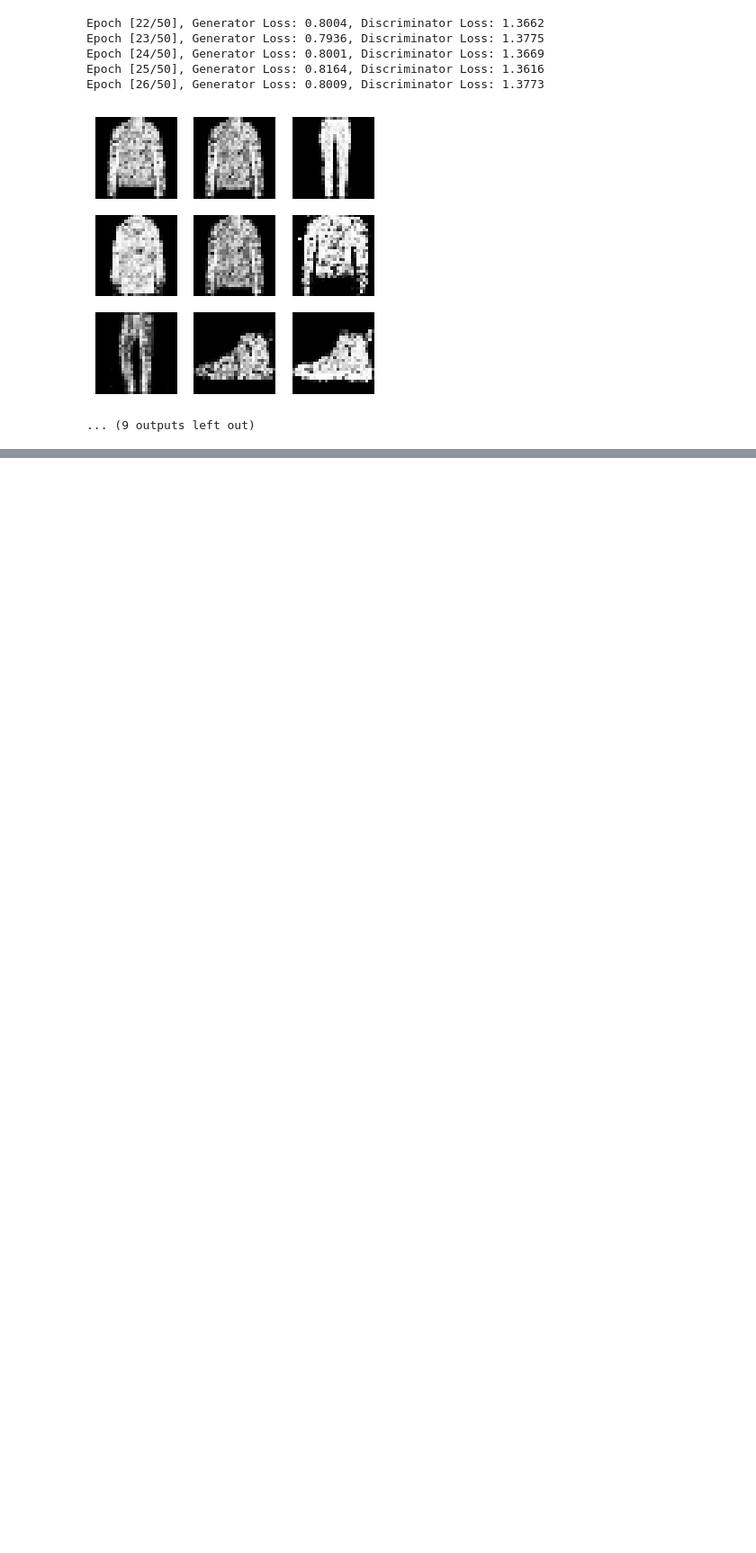
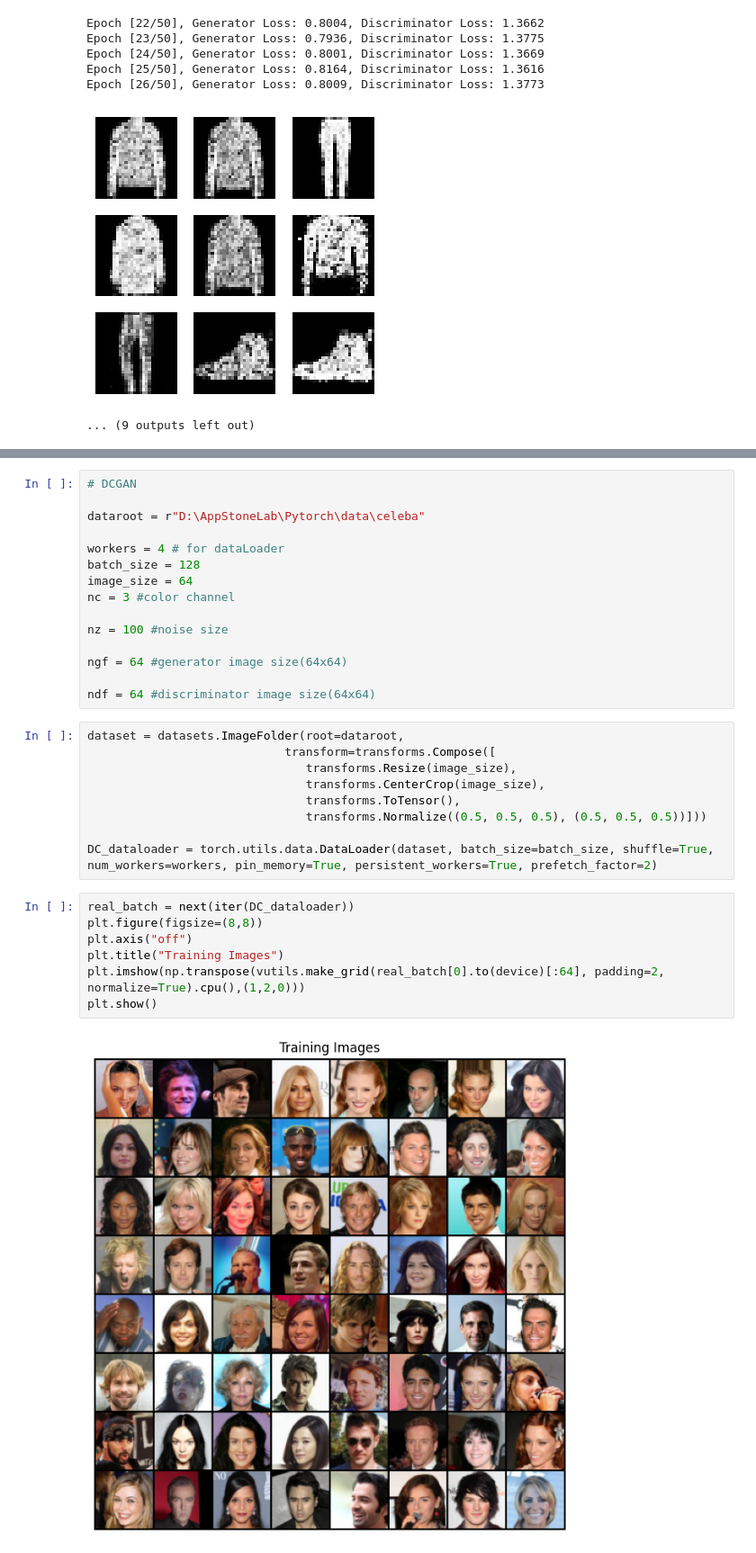
Before and after one commit to swayam279/AppStoneLab-AI-Intern, a Jupyter notebook: Pytorch/pytorch.ipynb, the cells around one changed output, grey strips where cells are left out. Shown at 90% size. Cells and saved outputs as stored; diff of their text form; blank space fills up the shorter version.

```diff
--- a/Pytorch/pytorch.ipynb
+++ b/Pytorch/pytorch.ipynb
@@ -2164,0 +2168,33 @@ Epoch [26/50], Generator Loss: 0.8009, Discriminator Loss: 1.3773
+# %%
+# DCGAN
+
+dataroot = r"D:\AppStoneLab\Pytorch\data\celeba"
+
+workers = 4 # for dataLoader
+batch_size = 128
+image_size = 64
+nc = 3 #color channel
+
+nz = 100 #noise size
+
+ngf = 64 #generator image size(64x64)
+
+ndf = 64 #discriminator image size(64x64)
+# %%
+dataset = datasets.ImageFolder(root=dataroot,
+                            transform=transforms.Compose([
+                               transforms.Resize(image_size),
+                               transforms.CenterCrop(image_size),
+                               transforms.ToTensor(),
+                               transforms.Normalize((0.5, 0.5, 0.5), (0.5, 0.5, 0.5))]))
+
+DC_dataloader = torch.utils.data.DataLoader(dataset, batch_size=batch_size, shuffle=True, num_workers=workers, pin_memory=True, persistent_workers=True, prefetch_factor=2)
+# %%
+real_batch = next(iter(DC_dataloader))
+plt.figure(figsize=(8,8))
+plt.axis("off")
+plt.title("Training Images")
+plt.imshow(np.transpose(vutils.make_grid(real_batch[0].to(device)[:64], padding=2, normalize=True).cpu(),(1,2,0)))
+plt.show()
+# %% [output]
+[figure, added]
```
Also changed, not shown: parts of 9 cells of this notebook, 1 other file.
